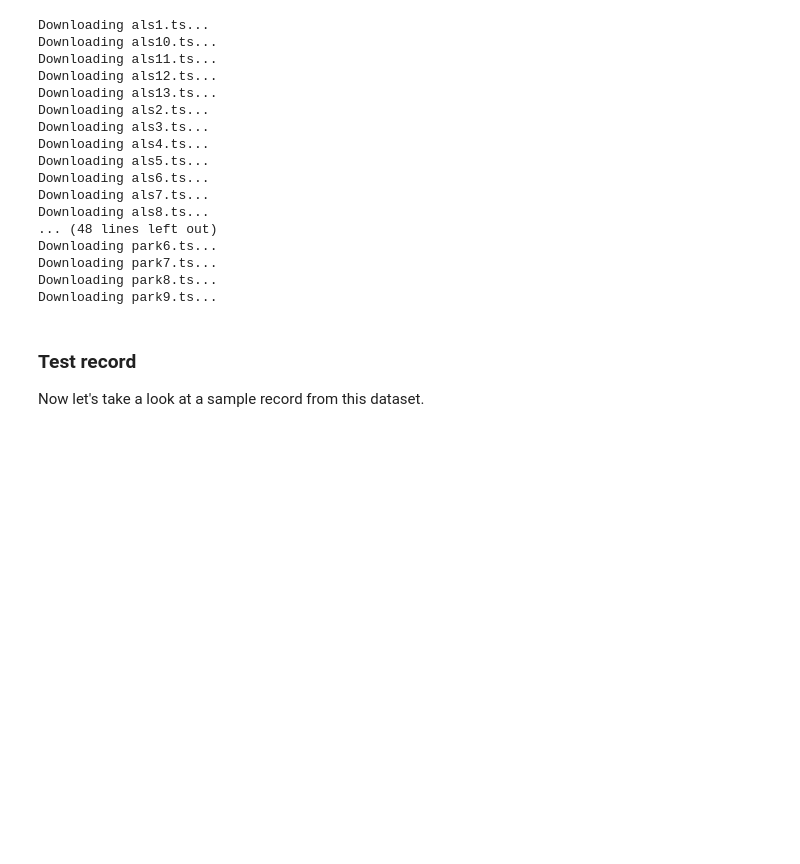
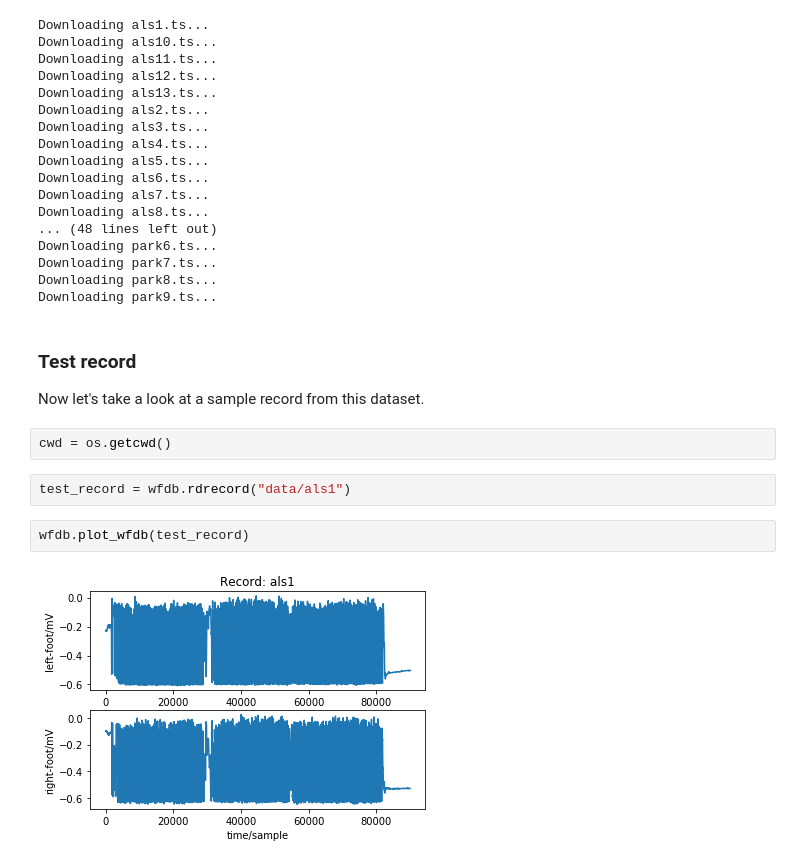
Before and after one commit to miguelfmc/gaitndd-wrangling, a Jupyter notebook: PhysiobankDataGathering.ipynb, the cells around one changed output. Cells and saved outputs as stored; diff of their text form; blank space fills up the shorter version.

Commit message:
Visualized sample record data

```diff
--- a/PhysiobankDataGathering.ipynb
+++ b/PhysiobankDataGathering.ipynb
@@ -80,3 +82,11 @@ Downloading park9.ts...
 # %% [markdown]
 ### Test record
 Now let's take a look at a sample record from this dataset.
+# %%
+cwd = os.getcwd()
+# %%
+test_record = wfdb.rdrecord("data/als1")
+# %%
+wfdb.plot_wfdb(test_record)
+# %% [output]
+[figure, added]
```
Also changed, not shown: parts of 8 cells of this notebook.
